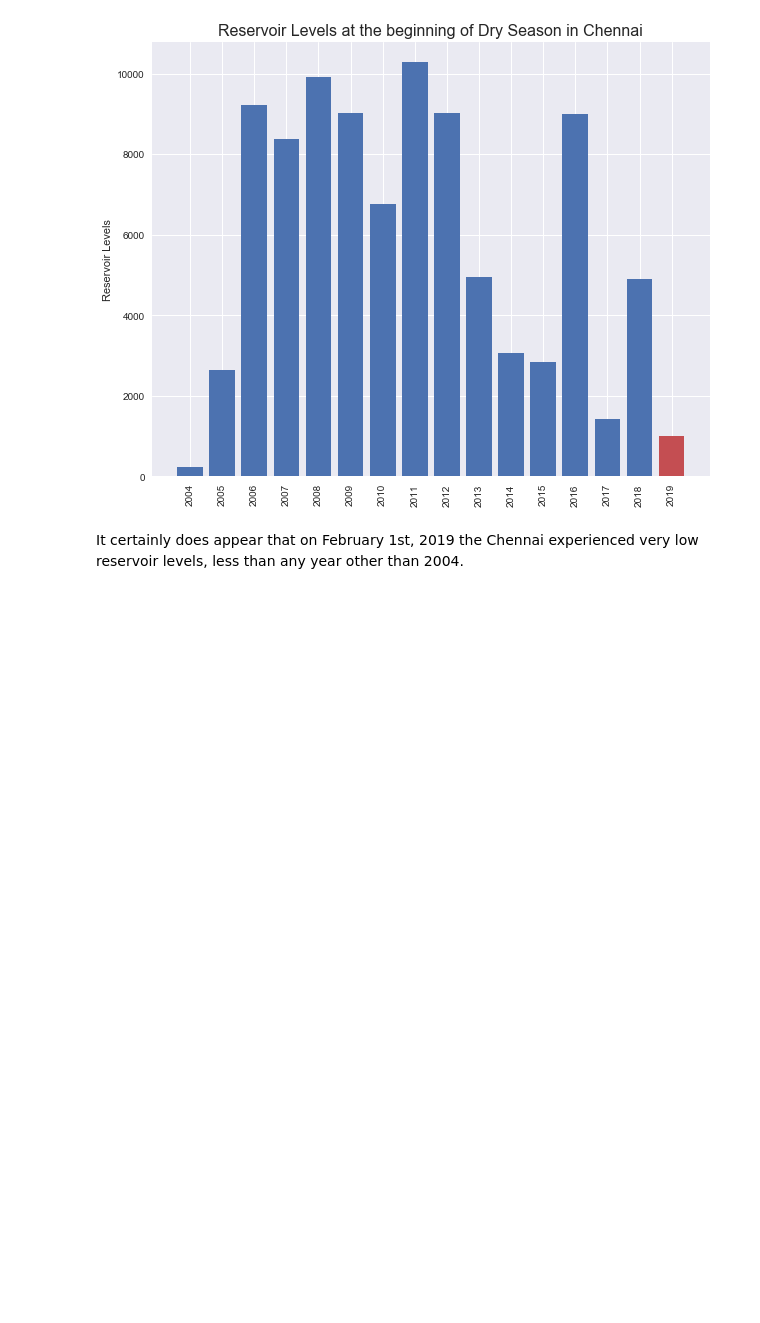
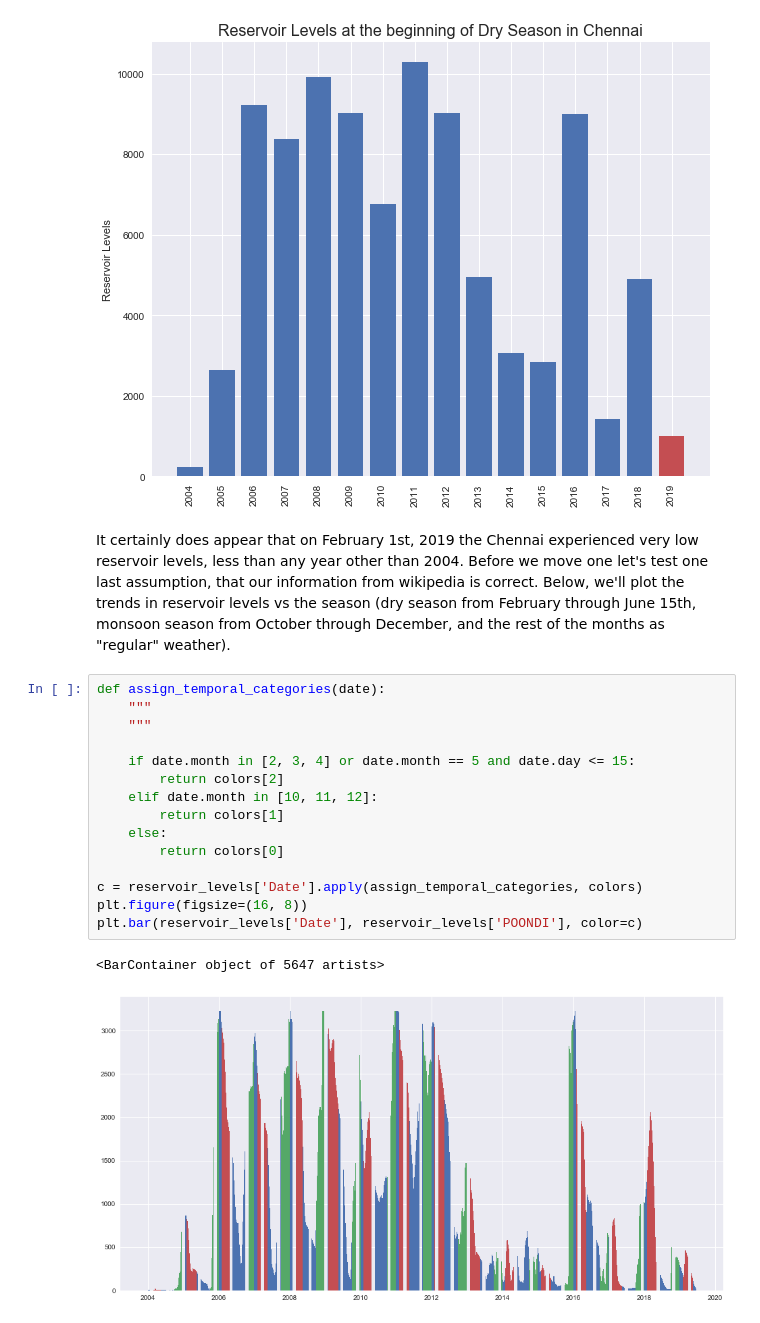
Before and after one commit to marxav0319/Chennai_Water_Management_NB, a Jupyter notebook: Chennai Water Management Exploratory Analysis.ipynb, the cells around one changed output. Cells and saved outputs as stored; diff of their text form; blank space fills up the shorter version.

Commit message:
Started work on a colors barchart
Will finish soon, then attempt to play with some recurrent neural
networks for a simplistic predictive model.

```diff
--- a/Chennai Water Management Exploratory Analysis.ipynb
+++ b/Chennai Water Management Exploratory Analysis.ipynb
@@ -178,4 +182,22 @@ ax.set_title('Reservoir Levels at the beginning of Dry Season in Chennai', size=
 Text(0.5, 1.0, 'Reservoir Levels at the beginning of Dry Season in Chennai')
 [figure]
 # %% [markdown]
-It certainly does appear that on February 1st, 2019 the Chennai experienced very low reservoir levels, less than any year other than 2004.
+It certainly does appear that on February 1st, 2019 the Chennai experienced very low reservoir levels, less than any year other than 2004.  Before we move one let's test one last assumption, that our information from wikipedia is correct.  Below, we'll plot the trends in reservoir levels vs the season (dry season from February through June 15th, monsoon season from October through December, and the rest of the months as "regular" weather).
+# %%
+def assign_temporal_categories(date):
+    """
+    """
+
+    if date.month in [2, 3, 4] or date.month == 5 and date.day <= 15:
+        return colors[2]
+    elif date.month in [10, 11, 12]:
+        return colors[1]
+    else:
+        return colors[0]
+
+c = reservoir_levels['Date'].apply(assign_temporal_categories, colors)
+plt.figure(figsize=(16, 8))
+plt.bar(reservoir_levels['Date'], reservoir_levels['POONDI'], color=c)
+# %% [output]
+<BarContainer object of 5647 artists>
+[figure, added]
```
Also changed, not shown: parts of 1 cell of this notebook.
